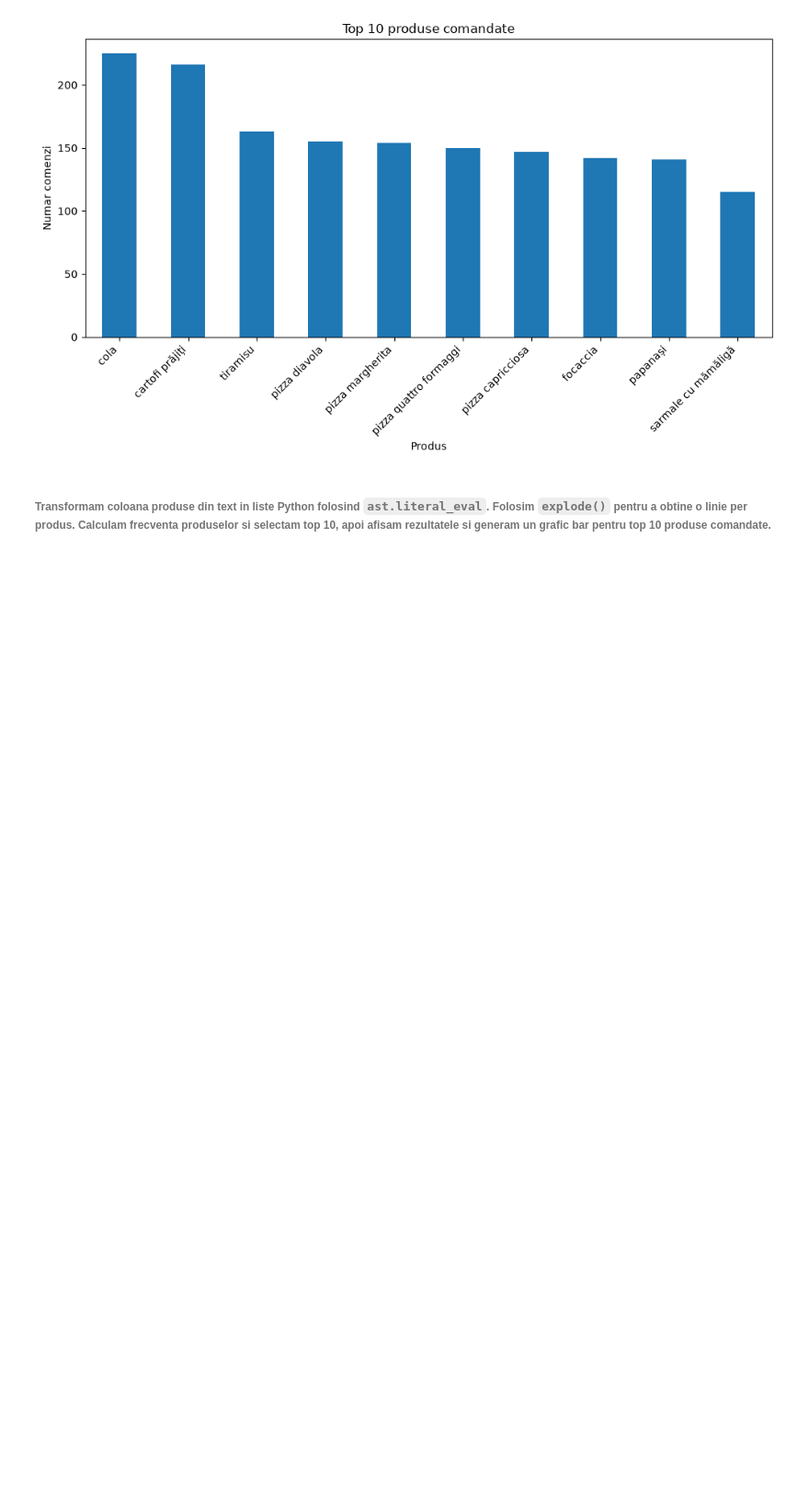
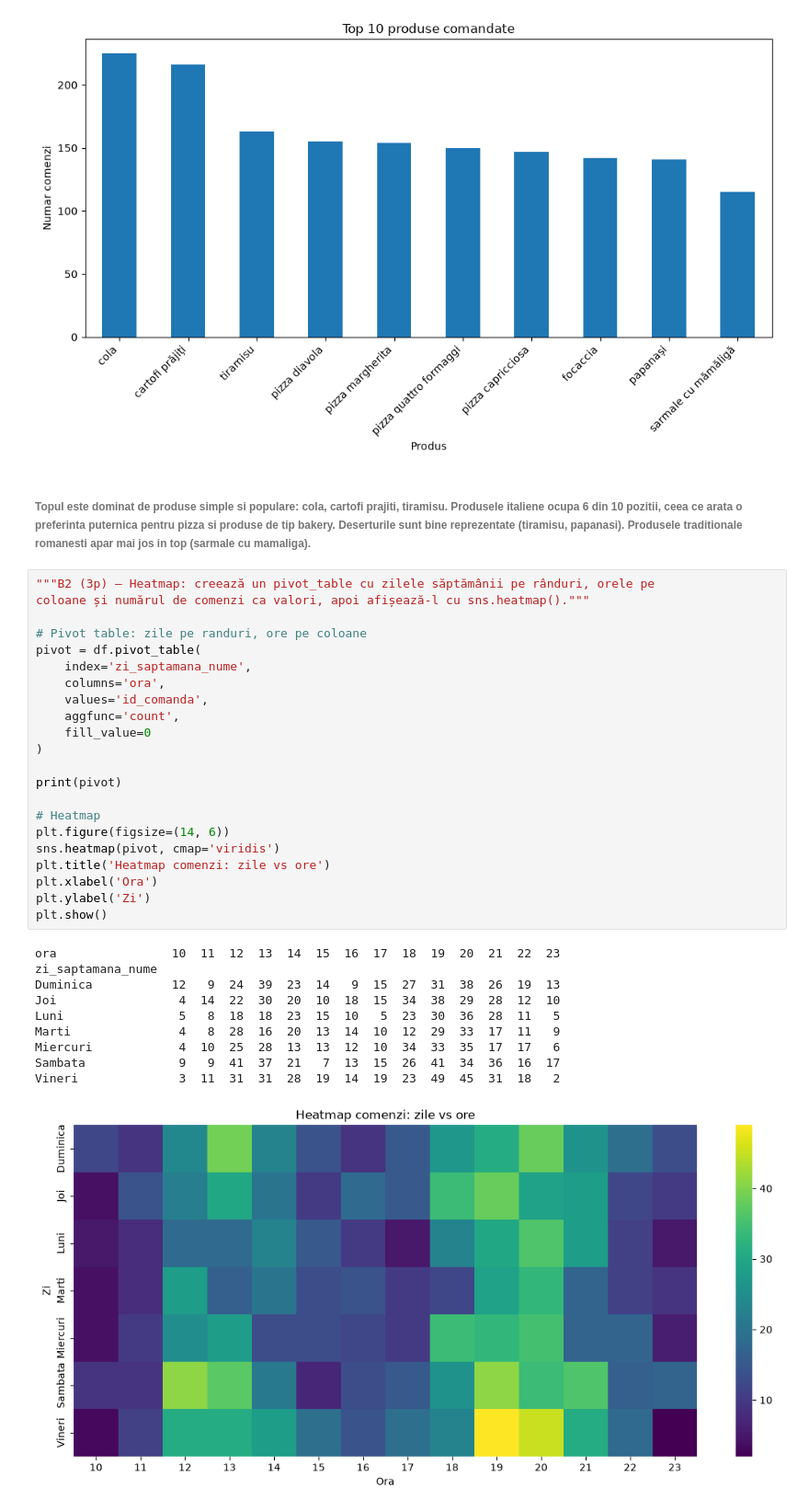
Before and after one commit to CristianaTrandafir/proiect_python_trandafir_cristiana, a Jupyter notebook: proiect_gustoexpress.ipynb, the cells around one changed output. Shown at 92% size. Cells and saved outputs as stored; diff of their text form; blank space fills up the shorter version.

```diff
--- a/proiect_gustoexpress.ipynb
+++ b/proiect_gustoexpress.ipynb
@@ -631,4 +631,37 @@ sarmale cu mămăligă       115
 Name: count, dtype: int64
 [figure]
 # %% [markdown]
-###### Transformam coloana produse din text in liste Python folosind `ast.literal_eval`. Folosim `explode()` pentru a obtine o linie per produs. Calculam frecventa produselor si selectam top 10, apoi afisam rezultatele si generam un grafic bar pentru top 10 produse comandate.
+###### Topul este dominat de produse simple si populare: cola, cartofi prajiti, tiramisu. Produsele italiene ocupa 6 din 10 pozitii, ceea ce arata o preferinta puternica pentru pizza si produse de tip bakery. Deserturile sunt bine reprezentate (tiramisu, papanasi). Produsele traditionale romanesti apar mai jos in top (sarmale cu mamaliga).
+# %%
+"""B2 (3p) – Heatmap: creează un pivot_table cu zilele săptămânii pe rânduri, orele pe
+coloane și numărul de comenzi ca valori, apoi afișează-l cu sns.heatmap()."""
+
+# Pivot table: zile pe randuri, ore pe coloane
+pivot = df.pivot_table(
+    index='zi_saptamana_nume',
+    columns='ora',
+    values='id_comanda',
+    aggfunc='count',
+    fill_value=0
+)
+
+print(pivot)
+
+# Heatmap
+plt.figure(figsize=(14, 6))
+sns.heatmap(pivot, cmap='viridis')
+plt.title('Heatmap comenzi: zile vs ore')
+plt.xlabel('Ora')
+plt.ylabel('Zi')
+plt.show()
+# %% [output]
+ora                10  11  12  13  14  15  16  17  18  19  20  21  22  23
+zi_saptamana_nume
+Duminica           12   9  24  39  23  14   9  15  27  31  38  26  19  13
+Joi                 4  14  22  30  20  10  18  15  34  38  29  28  12  10
+Luni                5   8  18  18  23  15  10   5  23  30  36  28  11   5
+Marti               4   8  28  16  20  13  14  10  12  29  33  17  11   9
+Miercuri            4  10  25  28  13  13  12  10  34  33  35  17  17   6
+Sambata             9   9  41  37  21   7  13  15  26  41  34  36  16  17
+Vineri              3  11  31  31  28  19  14  19  23  49  45  31  18   2
+[figure, added]
```
Also changed, not shown: parts of 1 cell of this notebook.
